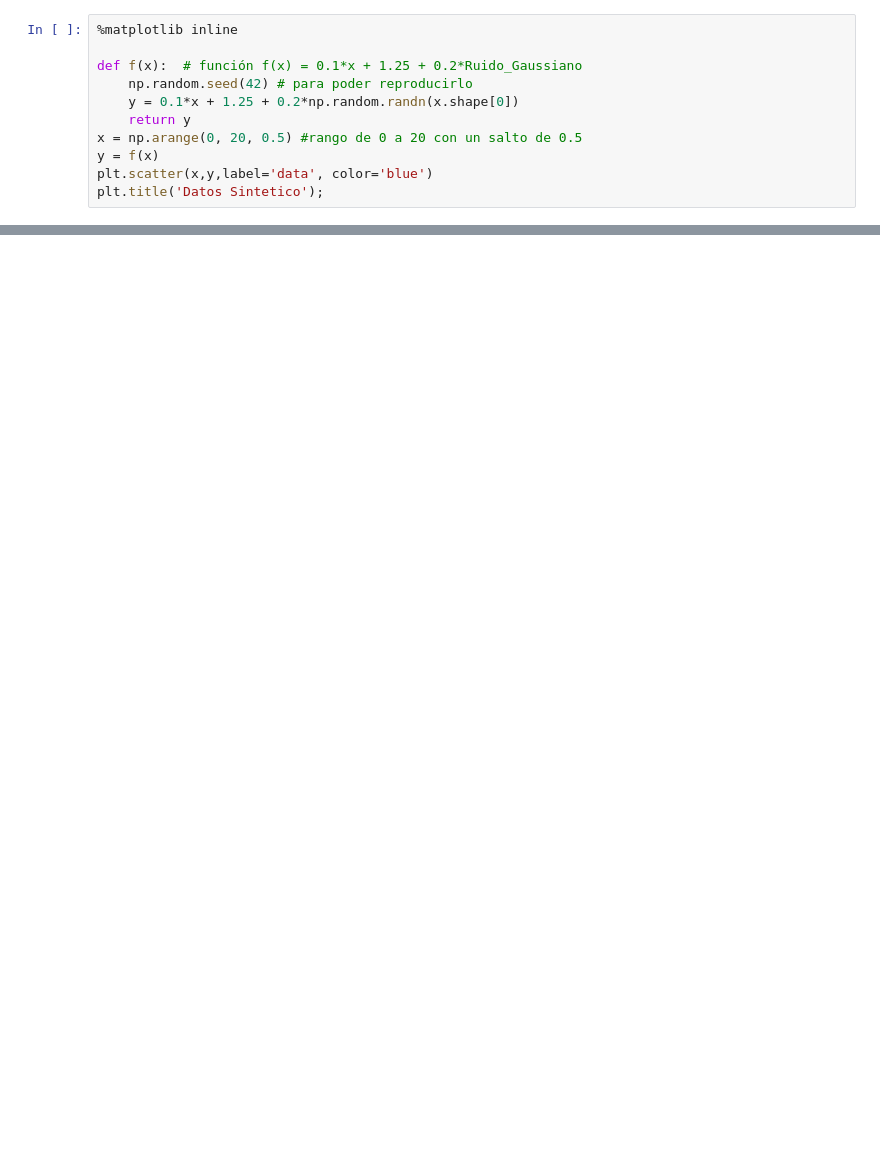
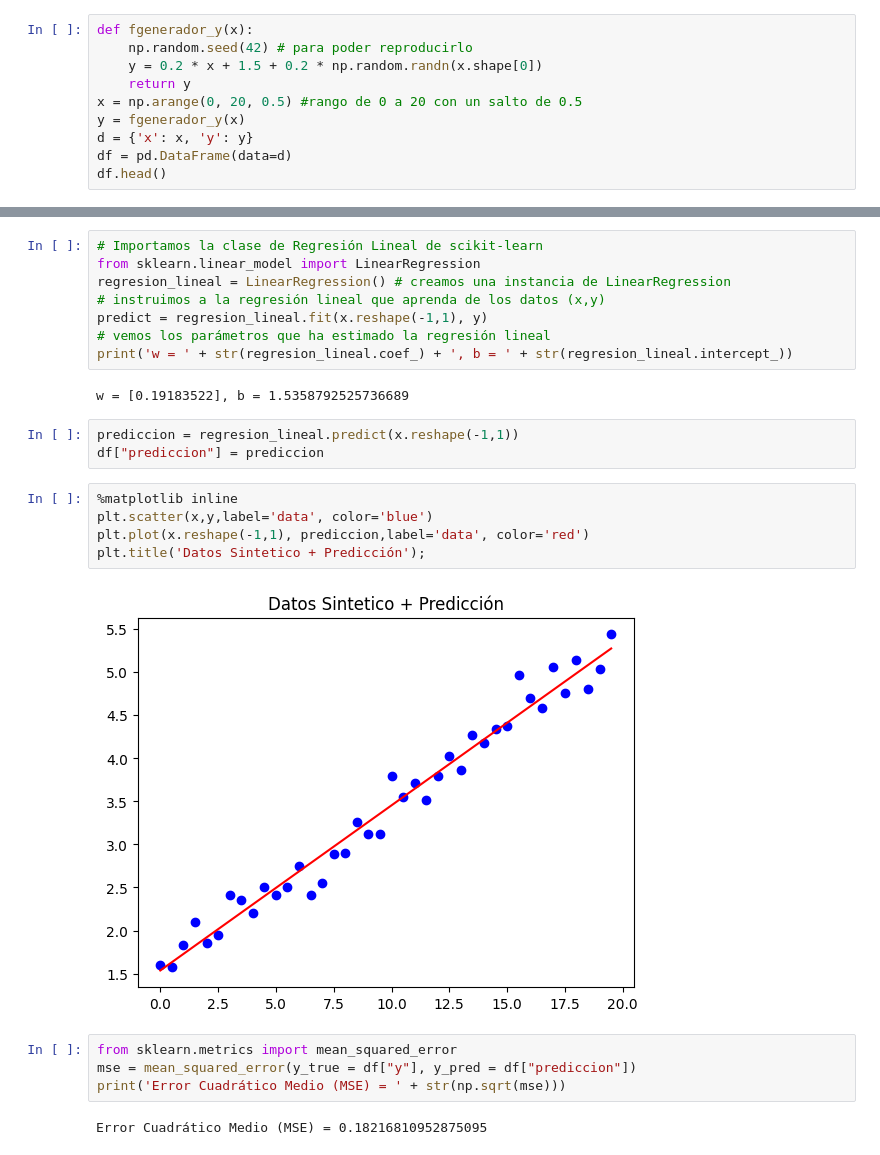
Before and after one commit to edmenciab733/clases, a Jupyter notebook: regresion_lineal_ejemplo.ipynb, the cells around one changed output, grey strips where cells are left out. Saved outputs shown, nothing was run; the diff lists cells and outputs as text; blank space fills up the shorter version.

```diff
--- a/regresion_lineal_ejemplo.ipynb
+++ b/regresion_lineal_ejemplo.ipynb
@@ -7,12 +10,11 @@ from sklearn.linear_model import LinearRegression
 # %%
-%matplotlib inline
-
-def f(x):  # función f(x) = 0.1*x + 1.25 + 0.2*Ruido_Gaussiano
+def fgenerador_y(x):
     np.random.seed(42) # para poder reproducirlo
-    y = 0.1*x + 1.25 + 0.2*np.random.randn(x.shape[0])
+    y = 0.2 * x + 1.5 + 0.2 * np.random.randn(x.shape[0])
     return y
 x = np.arange(0, 20, 0.5) #rango de 0 a 20 con un salto de 0.5
-y = f(x)
-plt.scatter(x,y,label='data', color='blue')
-plt.title('Datos Sintetico');
+y = fgenerador_y(x)
+d = {'x': x, 'y': y}
+df = pd.DataFrame(data=d)
+df.head()
 # %% [output]
@@ -19,0 +38,26 @@ plt.title('Datos Sintetico');
+# %%
+# Importamos la clase de Regresión Lineal de scikit-learn
+from sklearn.linear_model import LinearRegression
+regresion_lineal = LinearRegression() # creamos una instancia de LinearRegression
+# instruimos a la regresión lineal que aprenda de los datos (x,y)
+predict = regresion_lineal.fit(x.reshape(-1,1), y)
+# vemos los parámetros que ha estimado la regresión lineal
+print('w = ' + str(regresion_lineal.coef_) + ', b = ' + str(regresion_lineal.intercept_))
+# %% [output]
+w = [0.19183522], b = 1.5358792525736689
+# %%
+prediccion = regresion_lineal.predict(x.reshape(-1,1))
+df["prediccion"] = prediccion
+# %%
+%matplotlib inline
+plt.scatter(x,y,label='data', color='blue')
+plt.plot(x.reshape(-1,1), prediccion,label='data', color='red')
+plt.title('Datos Sintetico + Predicción');
+# %% [output]
+[figure, added]
+# %%
+from sklearn.metrics import mean_squared_error
+mse = mean_squared_error(y_true = df["y"], y_pred = df["prediccion"])
+print('Error Cuadrático Medio (MSE) = ' + str(np.sqrt(mse)))
+# %% [output]
+Error Cuadrático Medio (MSE) = 0.18216810952875095
```
Also changed, not shown: parts of 27 cells of this notebook.
